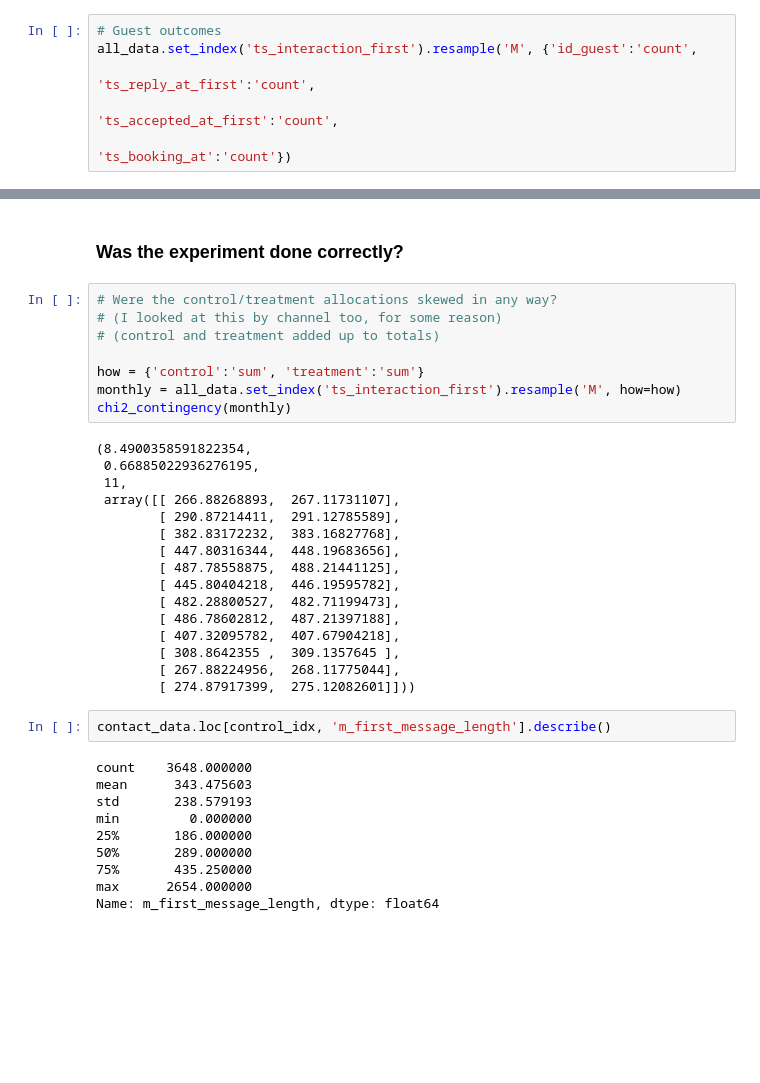
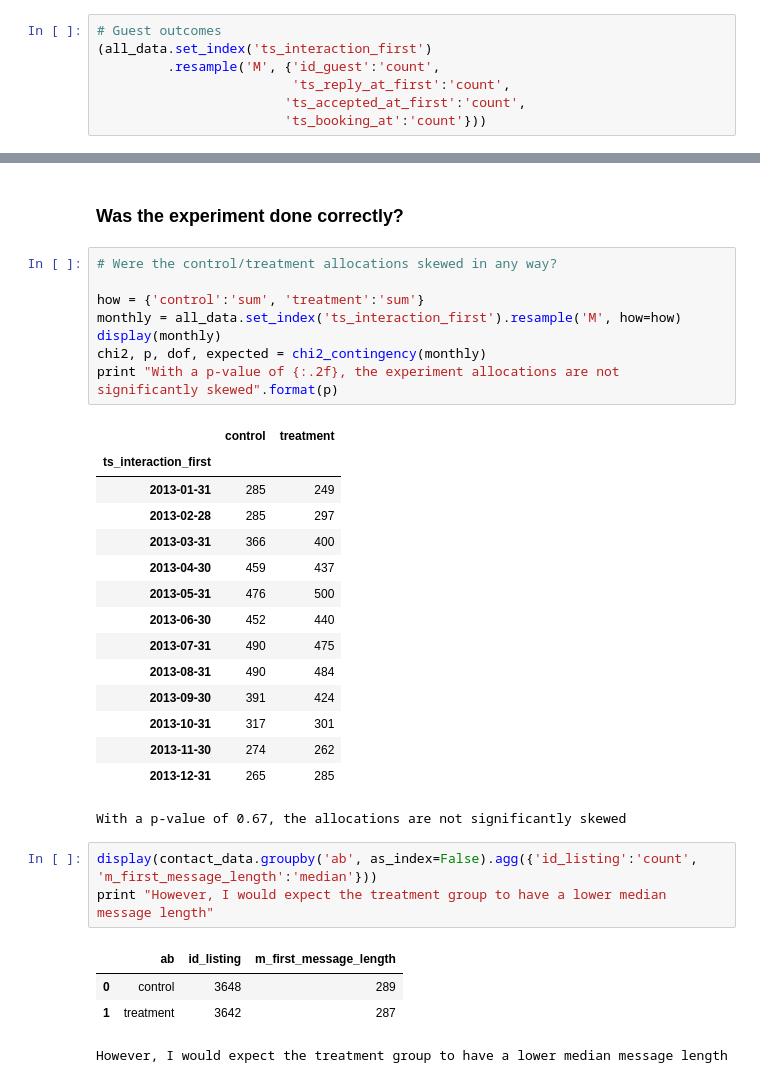
Before and after one commit to agtsai/Notebooks, a Jupyter notebook: 2016_02_15 Airbnb.ipynb, the cells around one changed output, grey strips where cells are left out. Saved outputs shown, nothing was run; the diff lists cells and outputs as text; blank space fills up the shorter version.

```diff
--- a/2016_02_15 Airbnb.ipynb
+++ b/2016_02_15 Airbnb.ipynb
@@ -121,10 +124,11 @@ pd.pivot_table(all_data,
 | 2013-12 | 136 | 407 | 7 |
 # %%
 # Guest outcomes
-all_data.set_index('ts_interaction_first').resample('M', {'id_guest':'count',
-                                                          'ts_reply_at_first':'count',
-                                                          'ts_accepted_at_first':'count',
-                                                          'ts_booking_at':'count'})
+(all_data.set_index('ts_interaction_first')
+         .resample('M', {'id_guest':'count',
+                         'ts_reply_at_first':'count',
+                        'ts_accepted_at_first':'count',
+                        'ts_booking_at':'count'}))
 # %% [output]
 |  | ts_reply_at_first | ts_accepted_at_first | ts_booking_at | id_guest |
 | ts_interaction_first |  |  |  |  |
@@ -144,40 +148,36 @@ all_data.set_index('ts_interaction_first').resample('M', {'id_guest':'count',
 ### Was the experiment done correctly?
 # %%
 # Were the control/treatment allocations skewed in any way?
-# (I looked at this by channel too, for some reason)
-# (control and treatment added up to totals)
 
 how = {'control':'sum', 'treatment':'sum'}
 monthly = all_data.set_index('ts_interaction_first').resample('M', how=how)
-chi2_contingency(monthly)
+display(monthly)
+chi2, p, dof, expected = chi2_contingency(monthly)
+print "With a p-value of {:.2f}, the experiment allocations are not significantly skewed".format(p)
 # %% [output]
+|  | control | treatment |
+| ts_interaction_first |  |  |
+| 2013-01-31 | 285 | 249 |
+| 2013-02-28 | 285 | 297 |
+| 2013-03-31 | 366 | 400 |
+| 2013-04-30 | 459 | 437 |
+| 2013-05-31 | 476 | 500 |
+| 2013-06-30 | 452 | 440 |
+| 2013-07-31 | 490 | 475 |
+| 2013-08-31 | 490 | 484 |
+| 2013-09-30 | 391 | 424 |
+| 2013-10-31 | 317 | 301 |
+| 2013-11-30 | 274 | 262 |
+| 2013-12-31 | 265 | 285 |
-(8.4900358591822354,
- 0.66885022936276195,
- 11,
- array([[ 266.88268893,  267.11731107],
-        [ 290.87214411,  291.12785589],
-        [ 382.83172232,  383.16827768],
-        [ 447.80316344,  448.19683656],
-        [ 487.78558875,  488.21441125],
-        [ 445.80404218,  446.19595782],
-        [ 482.28800527,  482.71199473],
-        [ 486.78602812,  487.21397188],
-        [ 407.32095782,  407.67904218],
-        [ 308.8642355 ,  309.1357645 ],
-        [ 267.88224956,  268.11775044],
-        [ 274.87917399,  275.12082601]]))
+With a p-value of 0.67, the allocations are not significantly skewed
-# %%
-contact_data.loc[control_idx, 'm_first_message_length'].describe()
-# %% [output]
-count    3648.000000
-mean      343.475603
-std       238.579193
-min         0.000000
-25%       186.000000
-50%       289.000000
-75%       435.250000
-max      2654.000000
-Name: m_first_message_length, dtype: float64
+# %%
+display(contact_data.groupby('ab', as_index=False).agg({'id_listing':'count', 'm_first_message_length':'median'}))
+print "However, I would expect the treatment group to have a lower median message length"
+# %% [output]
+|  | ab | id_listing | m_first_message_length |
+| 0 | control | 3648 | 289 |
+| 1 | treatment | 3642 | 287 |
+However, I would expect the treatment group to have a lower median message length
 # %%
 # What happened to message length?
 # Expect to see no first messages < 140
```
Also changed, not shown: parts of 47 cells of this notebook.
